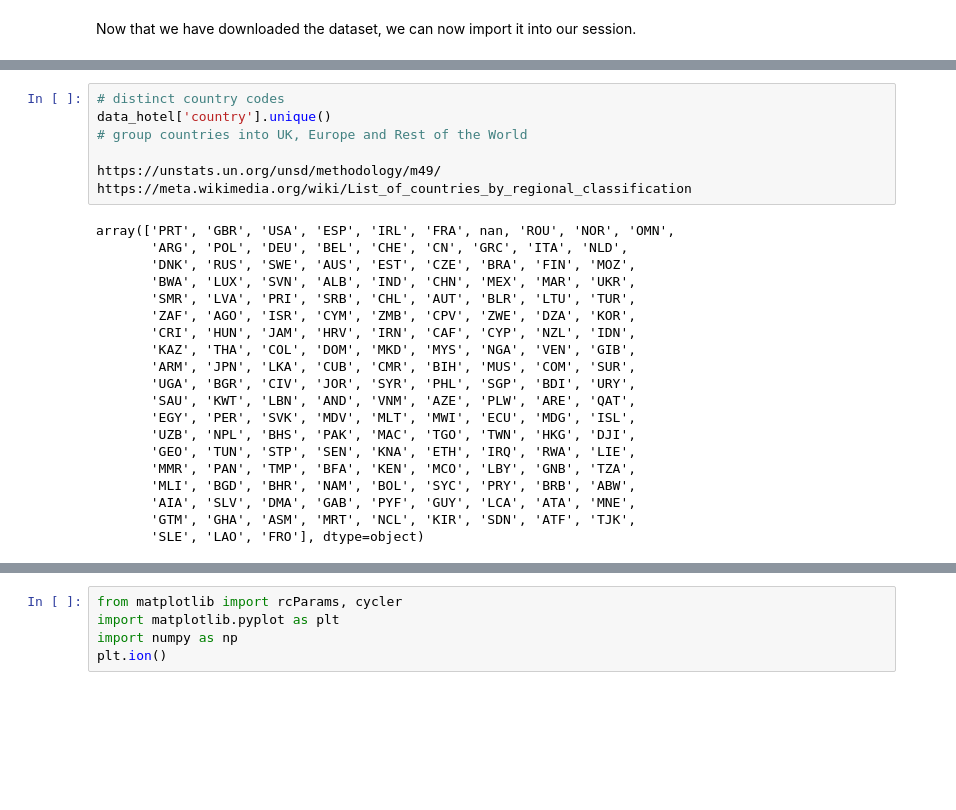
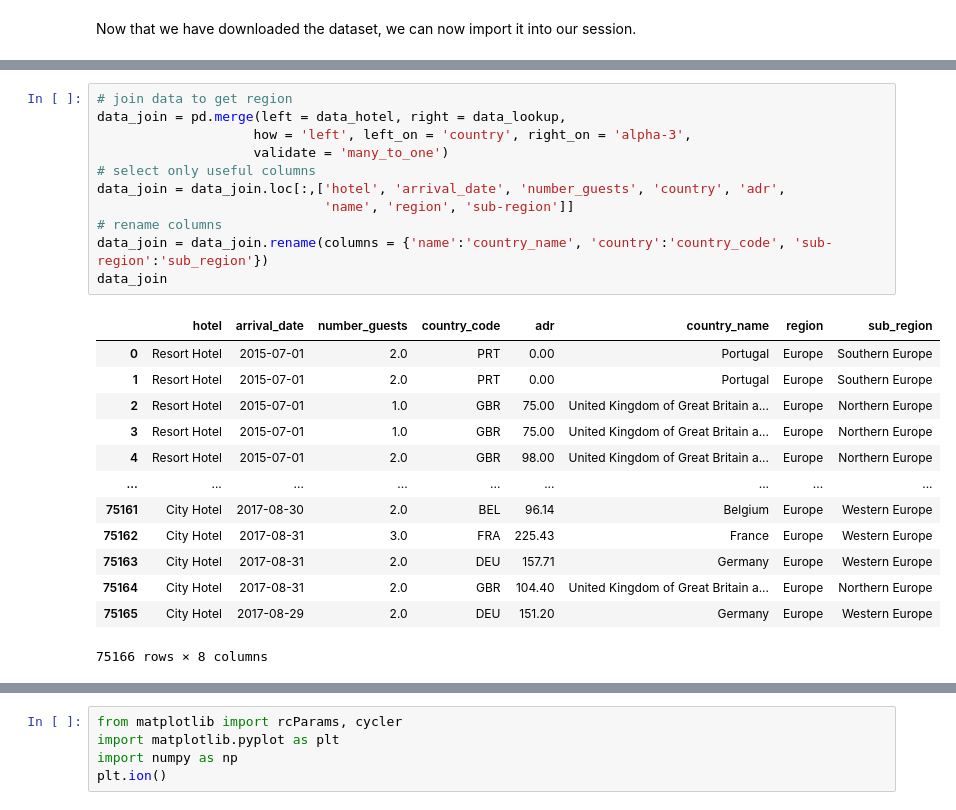
Before and after one commit to avisionh/analysis-structuralbreak, a Jupyter notebook: docs/content/features/notebooks.ipynb, the cells around one changed output, grey strips where cells are left out. Drawn from its saved outputs; the diff is of its cells as text; blank space fills up the shorter version.

```diff
--- a/docs/content/features/notebooks.ipynb
+++ b/docs/content/features/notebooks.ipynb
@@ -128,30 +113,28 @@ data_regions
-# %%
-# distinct country codes
-data_hotel['country'].unique()
-# group countries into UK, Europe and Rest of the World
-
-https://unstats.un.org/unsd/methodology/m49/
-https://meta.wikimedia.org/wiki/List_of_countries_by_regional_classification
-# %% [output]
-array(['PRT', 'GBR', 'USA', 'ESP', 'IRL', 'FRA', nan, 'ROU', 'NOR', 'OMN',
-       'ARG', 'POL', 'DEU', 'BEL', 'CHE', 'CN', 'GRC', 'ITA', 'NLD',
-       'DNK', 'RUS', 'SWE', 'AUS', 'EST', 'CZE', 'BRA', 'FIN', 'MOZ',
-       'BWA', 'LUX', 'SVN', 'ALB', 'IND', 'CHN', 'MEX', 'MAR', 'UKR',
-       'SMR', 'LVA', 'PRI', 'SRB', 'CHL', 'AUT', 'BLR', 'LTU', 'TUR',
-       'ZAF', 'AGO', 'ISR', 'CYM', 'ZMB', 'CPV', 'ZWE', 'DZA', 'KOR',
-       'CRI', 'HUN', 'JAM', 'HRV', 'IRN', 'CAF', 'CYP', 'NZL', 'IDN',
-       'KAZ', 'THA', 'COL', 'DOM', 'MKD', 'MYS', 'NGA', 'VEN', 'GIB',
-       'ARM', 'JPN', 'LKA', 'CUB', 'CMR', 'BIH', 'MUS', 'COM', 'SUR',
-       'UGA', 'BGR', 'CIV', 'JOR', 'SYR', 'PHL', 'SGP', 'BDI', 'URY',
-       'SAU', 'KWT', 'LBN', 'AND', 'VNM', 'AZE', 'PLW', 'ARE', 'QAT',
-       'EGY', 'PER', 'SVK', 'MDV', 'MLT', 'MWI', 'ECU', 'MDG', 'ISL',
-       'UZB', 'NPL', 'BHS', 'PAK', 'MAC', 'TGO', 'TWN', 'HKG', 'DJI',
-       'GEO', 'TUN', 'STP', 'SEN', 'KNA', 'ETH', 'IRQ', 'RWA', 'LIE',
-       'MMR', 'PAN', 'TMP', 'BFA', 'KEN', 'MCO', 'LBY', 'GNB', 'TZA',
-       'MLI', 'BGD', 'BHR', 'NAM', 'BOL', 'SYC', 'PRY', 'BRB', 'ABW',
-       'AIA', 'SLV', 'DMA', 'GAB', 'PYF', 'GUY', 'LCA', 'ATA', 'MNE',
-       'GTM', 'GHA', 'ASM', 'MRT', 'NCL', 'KIR', 'SDN', 'ATF', 'TJK',
-       'SLE', 'LAO', 'FRO'], dtype=object)
+# %%
+# join data to get region
+data_join = pd.merge(left = data_hotel, right = data_lookup,
+                    how = 'left', left_on = 'country', right_on = 'alpha-3',
+                    validate = 'many_to_one')
+# select only useful columns
+data_join = data_join.loc[:,['hotel', 'arrival_date', 'number_guests', 'country', 'adr',
+                             'name', 'region', 'sub-region']]
+# rename columns
+data_join = data_join.rename(columns = {'name':'country_name', 'country':'country_code', 'sub-region':'sub_region'})
+data_join
+# %% [output]
+|  | hotel | arrival_date | number_guests | country_code | adr | country_name | region | sub_region |
+| 0 | Resort Hotel | 2015-07-01 | 2.0 | PRT | 0.00 | Portugal | Europe | Southern Europe |
+| 1 | Resort Hotel | 2015-07-01 | 2.0 | PRT | 0.00 | Portugal | Europe | Southern Europe |
+| 2 | Resort Hotel | 2015-07-01 | 1.0 | GBR | 75.00 | United Kingdom of Great Britain a... | Europe | Northern Europe |
+| 3 | Resort Hotel | 2015-07-01 | 1.0 | GBR | 75.00 | United Kingdom of Great Britain a... | Europe | Northern Europe |
+| 4 | Resort Hotel | 2015-07-01 | 2.0 | GBR | 98.00 | United Kingdom of Great Britain a... | Europe | Northern Europe |
+| ... | ... | ... | ... | ... | ... | ... | ... | ... |
+| 75161 | City Hotel | 2017-08-30 | 2.0 | BEL | 96.14 | Belgium | Europe | Western Europe |
+| 75162 | City Hotel | 2017-08-31 | 3.0 | FRA | 225.43 | France | Europe | Western Europe |
+| 75163 | City Hotel | 2017-08-31 | 2.0 | DEU | 157.71 | Germany | Europe | Western Europe |
+| 75164 | City Hotel | 2017-08-31 | 2.0 | GBR | 104.40 | United Kingdom of Great Britain a... | Europe | Northern Europe |
+| 75165 | City Hotel | 2017-08-29 | 2.0 | DEU | 151.20 | Germany | Europe | Western Europe |
+75166 rows × 8 columns
 # %% [markdown]
 ## Markdown + notebooks
 
```
Also changed, not shown: parts of 4 cells of this notebook.
